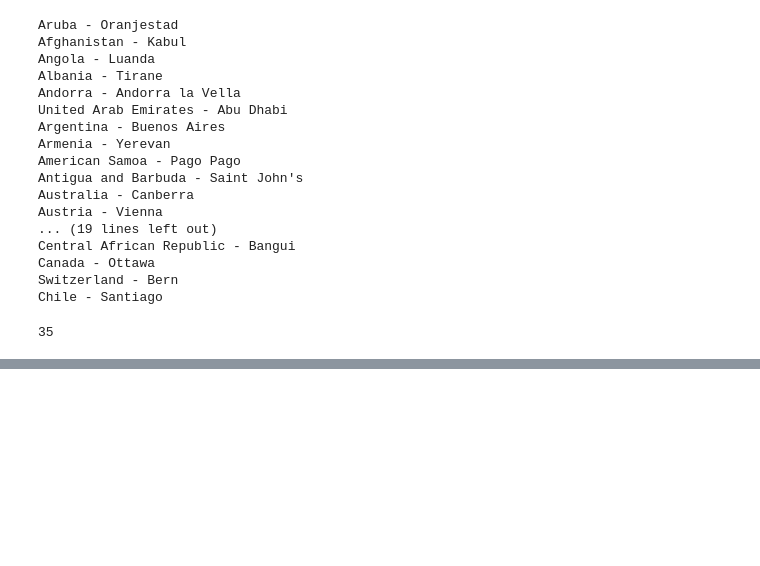
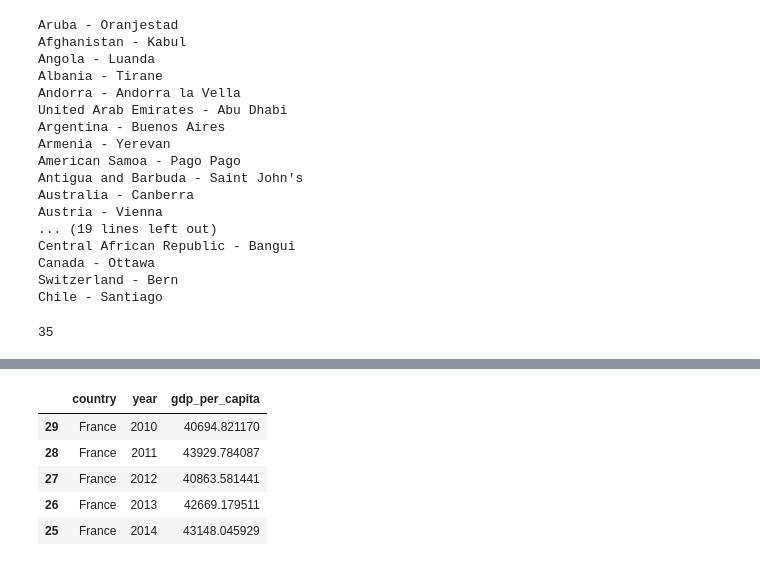
Before and after one commit to sergiocaceresbas/interacting-with-api-python-project-tutorial, a Jupyter notebook: src/explore.ipynb, the cells around one changed output, grey strips where cells are left out. Saved outputs shown, nothing was run; the diff lists cells and outputs as text; code cells hidden in the pictures; blank space fills up the shorter version.

```diff
--- a/src/explore.ipynb
+++ b/src/explore.ipynb
@@ -182,0 +268,9 @@ indicators = {                                             # Creamos un dicciona
+# %%
+df.head()
+# %% [output]
+|  | country | year | gdp_per_capita |
+| 29 | France | 2010 | 40694.821170 |
+| 28 | France | 2011 | 43929.784087 |
+| 27 | France | 2012 | 40863.581441 |
+| 26 | France | 2013 | 42669.179511 |
+| 25 | France | 2014 | 43148.045929 |
```
Also changed, not shown: parts of 18 cells of this notebook.
